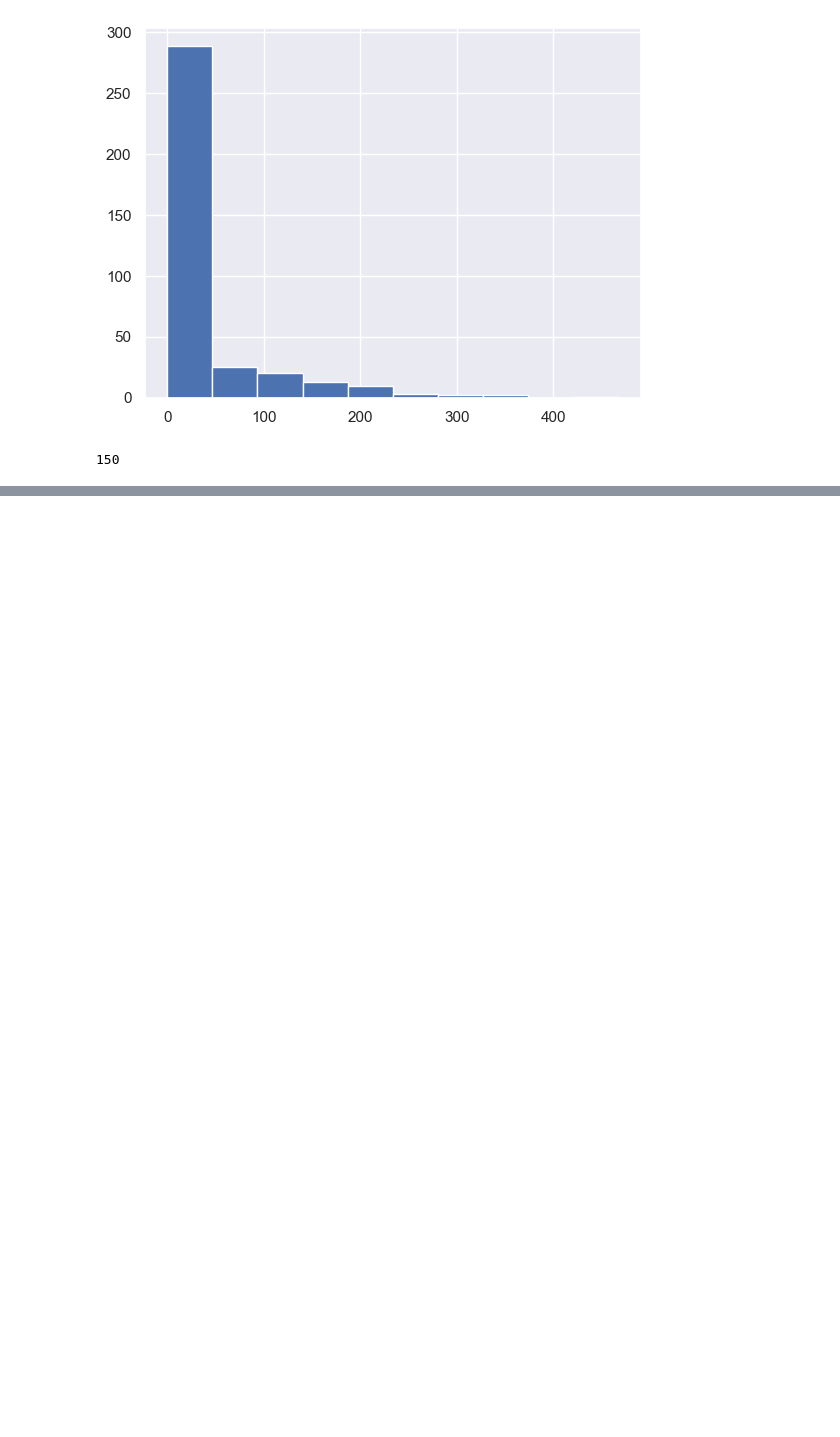
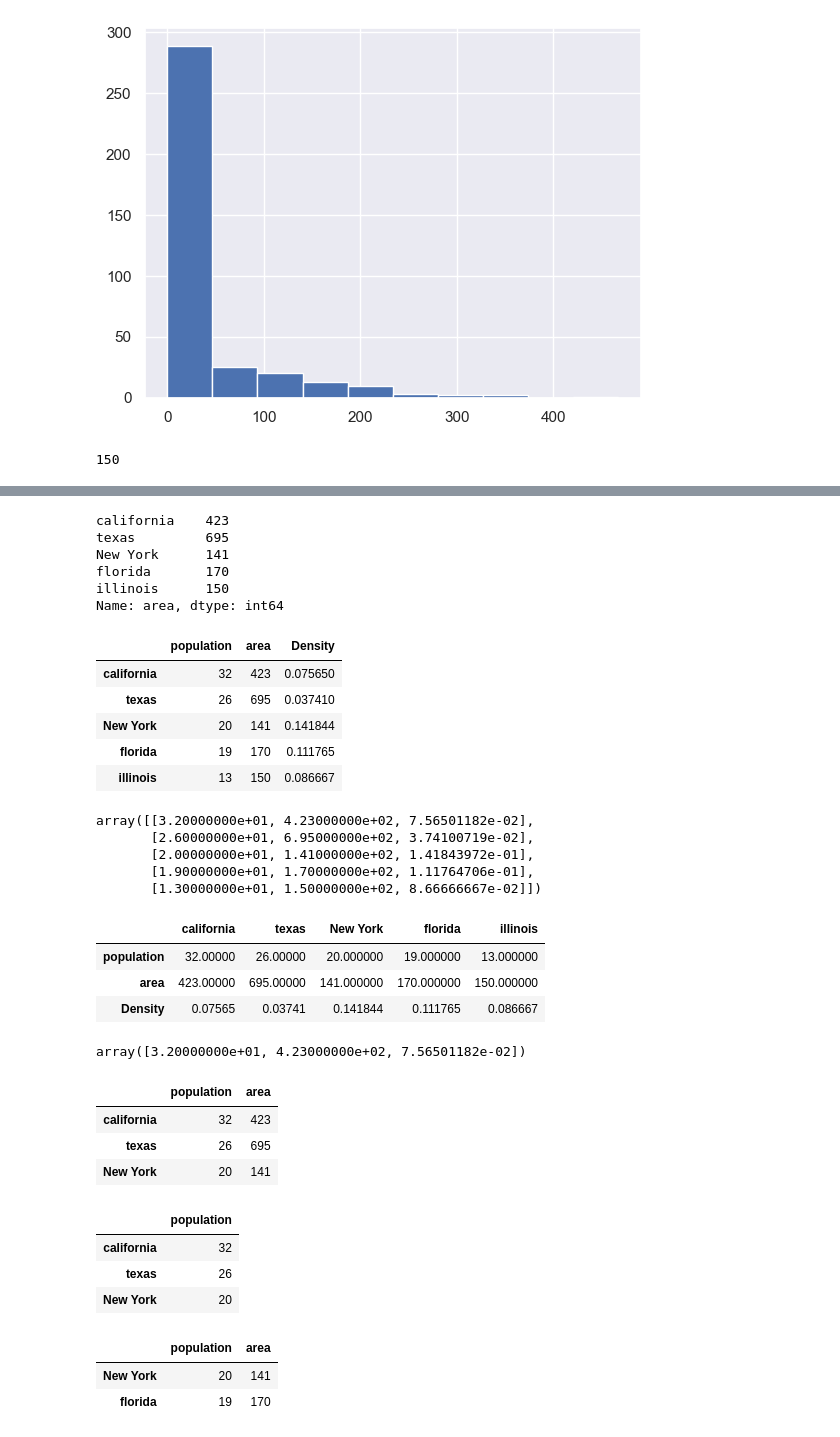
Before and after one commit to OtakuGod0/Data-Science, a Jupyter notebook: Python-Libraries/Pandas.ipynb, the cells around one changed output, grey strips where cells are left out. Cells and saved outputs as stored; diff of their text form; code cells hidden in the pictures; blank space fills up the shorter version.

```diff
--- a/Python-Libraries/Pandas.ipynb
+++ b/Python-Libraries/Pandas.ipynb
@@ -69,0 +128,9 @@ with_rain
+# %%
+population_dict = {'california': 32,
+                   'texas': 26,
+                   'New York': 20,
+                   'florida': 19,
+                   'illinois': 13
+                  }
+population = pd.Series(population_dict)
+population
@@ -69,0 +168,12 @@ with_rain
+# %%
+area_dict = {"california": 423,
+             "texas": 695,
+             "New York": 141,
+             "florida": 170,
+             "illinois": 150
+            }
+area = pd.Series(area_dict)
+state = pd.DataFrame({'population': population,
+                      'area': area
+                     })
+state
@@ -69,0 +228,58 @@ with_rain
+# %%
+state.area # retreive data using . operator
+# %% [output]
+california    423
+texas         695
+New York      141
+florida       170
+illinois      150
+Name: area, dtype: int64
+# %%
+state['Density'] = state['population'] / state['area']
+state
+# %% [output]
+|  | population | area | Density |
+| california | 32 | 423 | 0.075650 |
+| texas | 26 | 695 | 0.037410 |
+| New York | 20 | 141 | 0.141844 |
+| florida | 19 | 170 | 0.111765 |
+| illinois | 13 | 150 | 0.086667 |
+# %%
+state.values
+# %% [output]
+array([[3.20000000e+01, 4.23000000e+02, 7.56501182e-02],
+       [2.60000000e+01, 6.95000000e+02, 3.74100719e-02],
+       [2.00000000e+01, 1.41000000e+02, 1.41843972e-01],
+       [1.90000000e+01, 1.70000000e+02, 1.11764706e-01],
+       [1.30000000e+01, 1.50000000e+02, 8.66666667e-02]])
+# %%
+state.T # Finds transpose of data
+# %% [output]
+|  | california | texas | New York | florida | illinois |
+| population | 32.00000 | 26.00000 | 20.000000 | 19.000000 | 13.000000 |
+| area | 423.00000 | 695.00000 | 141.000000 | 170.000000 | 150.000000 |
+| Density | 0.07565 | 0.03741 | 0.141844 | 0.111765 | 0.086667 |
+# %%
+state.values[0]
+# %% [output]
+array([3.20000000e+01, 4.23000000e+02, 7.56501182e-02])
+# %%
+state.iloc[:3, :2]
+# %% [output]
+|  | population | area |
+| california | 32 | 423 |
+| texas | 26 | 695 |
+| New York | 20 | 141 |
+# %%
+state.loc[:"New York", :"population"]
+# %% [output]
+|  | population |
+| california | 32 |
+| texas | 26 |
+| New York | 20 |
+# %%
+state.loc[state["Density"] > 0.1, ["population", "area"]]
+# %% [output]
+|  | population | area |
+| New York | 20 | 141 |
+| florida | 19 | 170 |
```
Also changed, not shown: parts of 24 cells of this notebook, 3 other files.
